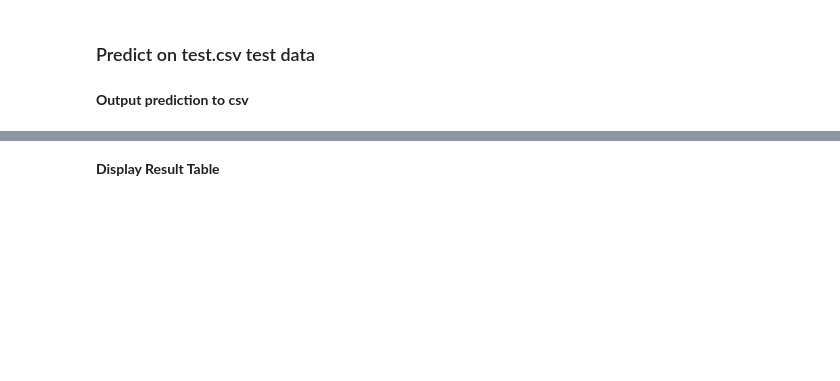
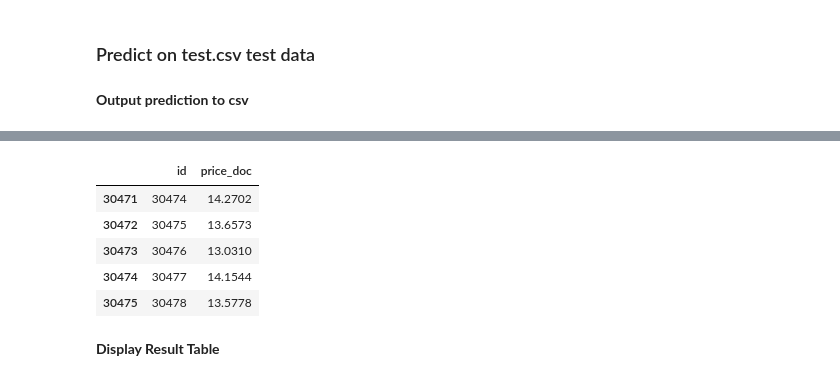
Before and after one commit to shernaliu/cz4041-machine-learning, a Jupyter notebook: code/FeatureEngineering.ipynb, the cells around one changed output, grey strips where cells are left out. Drawn from its saved outputs; the diff is of its cells as text; code cells hidden in the pictures; blank space fills up the shorter version.

```diff
--- a/code/FeatureEngineering.ipynb
+++ b/code/FeatureEngineering.ipynb
@@ -1005,0 +908,3 @@ testAdB[["id", "price_doc"]].to_csv("./output_models/output_adaboost.csv", index
+# %%
+num_boost_rounds = len(cv_output)
+model = xgb.train(dict(xgb_params, silent=0), dtrain, num_boost_round= num_boost_rounds)
@@ -1006,3 +919,18 @@ testAdB[["id", "price_doc"]].to_csv("./output_models/output_adaboost.csv", index
+# %%
+
+
+y_predict = model.predict(dtest)
+output = pd.DataFrame({'id': testId, 'price_doc': y_predict})
+output.to_csv("./output_models/naivexgb.csv", index = False)
+# %%
+output.head()
+# %% [output]
+|  | id | price_doc |
+| 30471 | 30474 | 14.2702 |
+| 30472 | 30475 | 13.6573 |
+| 30473 | 30476 | 13.0310 |
+| 30474 | 30477 | 14.1544 |
+| 30475 | 30478 | 13.5778 |
 # %% [markdown]
 **Display Result Table**
 # %%
```
Also changed, not shown: parts of 43 cells of this notebook.
